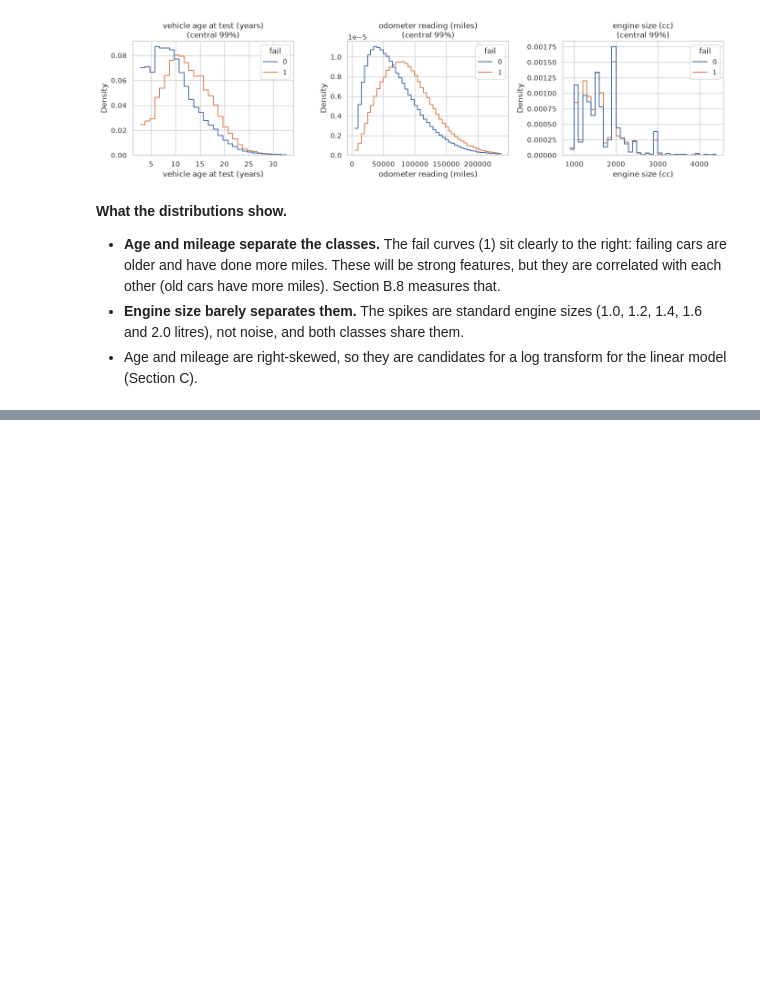
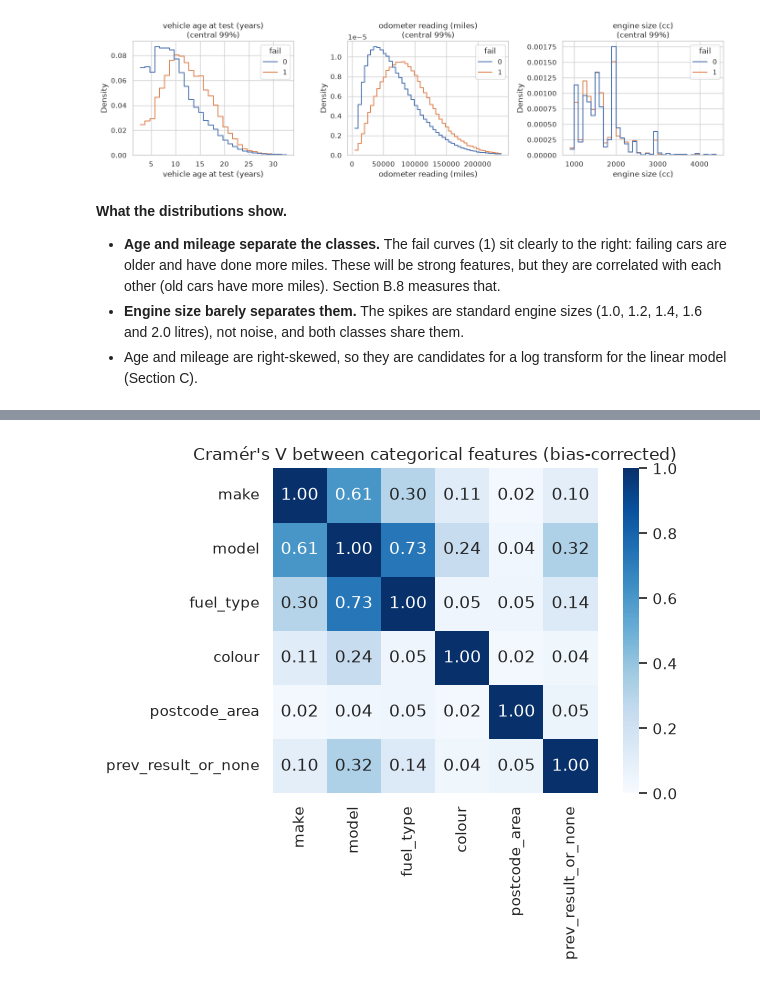
Before and after one commit to Megach-ffs/mot-failure-prediction, a Jupyter notebook: notebooks/MLDA_CW1.ipynb, the cells around one changed output, grey strips where cells are left out. Saved outputs shown, nothing was run; the diff lists cells and outputs as text; code cells hidden in the pictures; blank space fills up the shorter version.

```diff
--- a/notebooks/MLDA_CW1.ipynb
+++ b/notebooks/MLDA_CW1.ipynb
@@ -465,0 +530,11 @@ plt.tight_layout(); plt.show()
+# %%
+from motfail.stats import cramers_v
+
+df["prev_result_or_none"] = df["prev_result"].astype("string").fillna("none")
+categorical_assoc = ["make", "model", "fuel_type", "colour", "postcode_area", "prev_result_or_none"]
+cv = pd.DataFrame({
+    "categories": [df[c].nunique() for c in categorical_assoc],
+    "Cramér's V": [cramers_v(df[c], df["fail"]) for c in categorical_assoc],
+    "Cramér's V (bias-corrected)": [cramers_v(df[c], df["fail"], bias_corrected=True) for c in categorical_assoc],
+}, index=categorical_assoc).sort_values("Cramér's V (bias-corrected)", ascending=False)
+cv
@@ -465,0 +554,12 @@ plt.tight_layout(); plt.show()
+# %%
+pairs = pd.DataFrame(index=categorical_assoc, columns=categorical_assoc, dtype=float)
+for i, a in enumerate(categorical_assoc):
+    for b in categorical_assoc[i:]:
+        v = 1.0 if a == b else cramers_v(df[a], df[b], bias_corrected=True)
+        pairs.loc[a, b] = pairs.loc[b, a] = v
+fig, ax = plt.subplots(figsize=(7, 5.5))
+sns.heatmap(pairs, annot=True, fmt=".2f", cmap="Blues", vmin=0, vmax=1, square=True, ax=ax)
+ax.set_title("Cramér's V between categorical features (bias-corrected)")
+plt.tight_layout(); plt.show()
+# %% [output]
+[figure, added]
```
Also changed, not shown: parts of 25 cells of this notebook, 14 other files.
